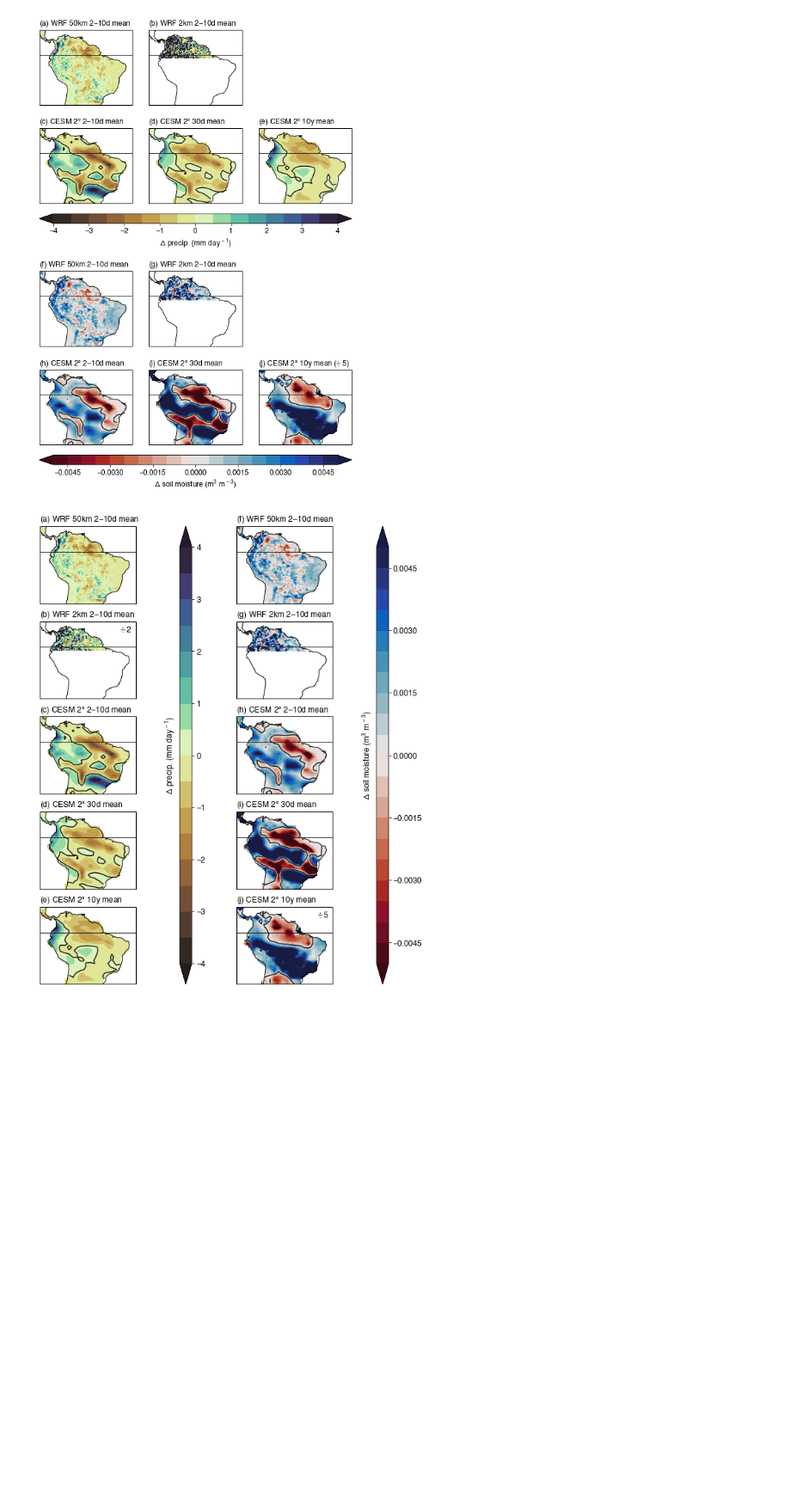
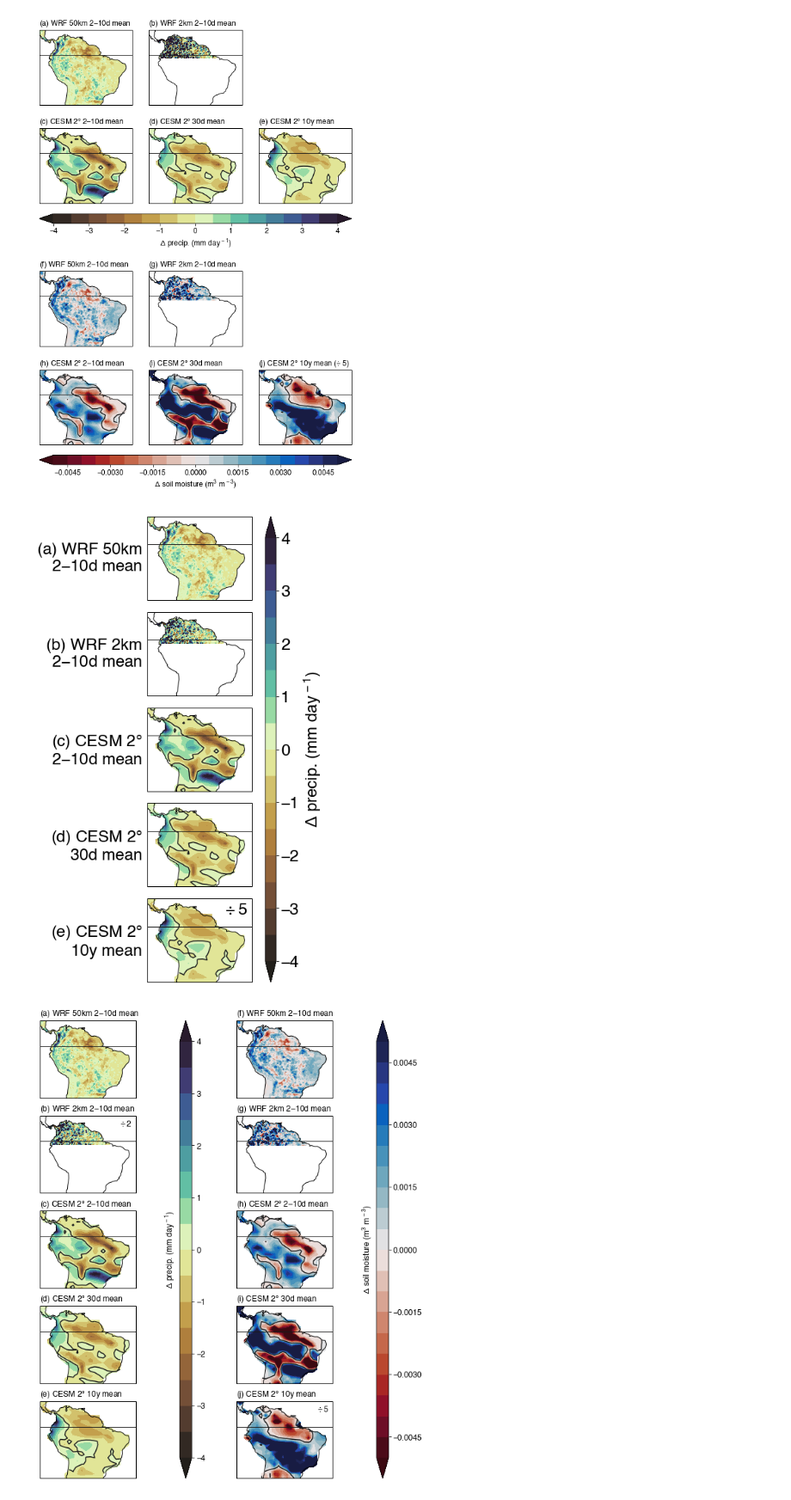
Before and after one commit to bairdlangenbrunner/amazon-phys-response-paper, a Jupyter notebook: scripts/POSTER_precip_and_soil_moisture_maps.ipynb, the cells around one changed output. Shown at 86% size. Drawn from its saved outputs; the diff is of its cells as text; code cells hidden in the pictures; blank space fills up the shorter version.

Commit message:
add precip change all maps

```diff
--- a/scripts/POSTER_precip_and_soil_moisture_maps.ipynb
+++ b/scripts/POSTER_precip_and_soil_moisture_maps.ipynb
@@ -1234,7 +1234,7 @@ cbar.set_label('$\Delta$ soil moisture (m$^3$ m$^{\,-3}$)', fontsize=fontsize)
 # %%
 fontsize=24
 
-fig = mp.figure(figsize=(3,8))
+fig = mp.figure(figsize=(3,10))
 
 # gs = matplotlib.gridspec.GridSpec(6, 3,
 #                        width_ratios=[2,2,2],
@@ -1264,7 +1264,7 @@ contour1 = ax1.contourf(xlong[0,:], xlat[:,0], raintot_diffs_time_mean_landmask*
 
 contour2 = ax2.contourf(xlong[0,:], xlat[:,0], \
                         #raintot_diffs_convolved*24., \
-                        raintot_diffs_2km_time_mean_landmask_interpolated.reshape((xlong.shape))*24., \
+                        raintot_diffs_2km_time_mean_landmask_interpolated.reshape((xlong.shape))*24./2, \
                         levels=levels1, cmap=turbid_deep_cmap, extend='both')
 
 contour3 = ax3.contourf(lon_subset, lat_subset_open, PRECT_diffs_10day*86400.*1000, levels=levels1, cmap=turbid_deep_cmap, extend='both')
@@ -1276,40 +1276,45 @@ ax4.contour(lon_subset, lat_subset_open, PRECT_diffs_30day, levels=[0], colors='
 contour5 = ax5.contourf(lon_subset, lat_subset_open, PRECT_diffs_10year*86400.*1000, levels=levels1, cmap=turbid_deep_cmap, extend='both')
 ax5.contour(lon_subset, lat_subset_open, PRECT_diffs_10year, levels=[0], colors='0.1')
 
 ax1.coastlines()
 ax2.coastlines()
 ax3.coastlines()
 ax4.coastlines()
 ax5.coastlines()
 
-ax1.text(s='(a) WRF 50km 2$-$10d mean', x=0, y=1.02, transform=ax1.transAxes, fontsize=fontsize, ha='left', va='bottom')
-ax2.text(s='(b) WRF 2km 2$-$10d mean', x=0, y=1.02, transform=ax2.transAxes, fontsize=fontsize, ha='left', va='bottom')
-ax3.text(s='(c) CESM 2$\degree$ 2$-$10d mean', x=0, y=1.02, transform=ax3.transAxes, fontsize=fontsize, ha='left', va='bottom')
-ax4.text(s='(d) CESM 2$\degree$ 30d mean', x=0, y=1.02, transform=ax4.transAxes, fontsize=fontsize, ha='left', va='bottom')
-ax5.text(s='(e) CESM 2$\degree$ 10y mean', x=0, y=1.02, transform=ax5.transAxes, fontsize=fontsize, ha='left', va='bottom')
+fig.tight_layout()
+
+ax1.text(s='(a) WRF 50km\n2$-$10d mean', x=-.05, y=0.5, transform=ax1.transAxes, fontsize=fontsize, ha='right', va='center')
+ax2.text(s='(b) WRF 2km\n2$-$10d mean', x=-.05, y=0.5, transform=ax2.transAxes, fontsize=fontsize, ha='right', va='center')
+ax3.text(s='(c) CESM 2$\degree$\n2$-$10d mean', x=-.05, y=0.5, transform=ax3.transAxes, fontsize=fontsize, ha='right', va='center')
+ax4.text(s='(d) CESM 2$\degree$\n30d mean', x=-.05, y=0.5, transform=ax4.transAxes, fontsize=fontsize, ha='right', va='center')
+ax5.text(s='(e) CESM 2$\degree$\n10y mean', x=-.05, y=0.5, transform=ax5.transAxes, fontsize=fontsize, ha='right', va='center')
+ax5.text(s='$\div$ 5', x=0.96, y=0.95, transform=ax5.transAxes, fontsize=fontsize, ha='right', va='top')
 
 ax1.axhline(0, lw='1', color='0.1', ls='-')
 ax2.axhline(0, lw='1', color='0.1', ls='-')
 ax3.axhline(0, lw='1', color='0.1', ls='-')
 ax4.axhline(0, lw='1', color='0.1', ls='-')
 ax5.axhline(0, lw='1', color='0.1', ls='-')
 
 ax3_top = ax3
 ax5_top = ax5
 contour1_top = contour1
 
 # top plots
 #axlpos = ax3_top.get_position()
 #axrpos = ax5_top.get_position()
 axtpos = ax1.get_position()
 axbpos = ax5.get_position()
 
-cbar_ax = fig.add_axes([axbpos.x0,axbpos.y0,0.02,axtpos.y1-axbpos.y0])
+cbar_ax = fig.add_axes([axbpos.x1,axbpos.y0,0.075,axtpos.y1-axbpos.y0])
 cbar = fig.colorbar(contour1_top, cax=cbar_ax, orientation='vertical')
 cbar_ax.tick_params(labelsize=fontsize)
 cbar.set_label('$\Delta$ precip. (mm day$^{\,-1}$)', fontsize=fontsize)
 
-fig.savefig('../figures/POSTER_precip_maps.pdf', bbox_inches='tight', transparent=True)
+fig.savefig('../figures/POSTER_precip_maps.png', dpi=300, bbox_inches='tight', transparent=True)
+# %% [output]
+[figure, added]
 # %%
 map_proj = cartopy.crs.PlateCarree()
 
```
Also changed, not shown: 1 other file.
